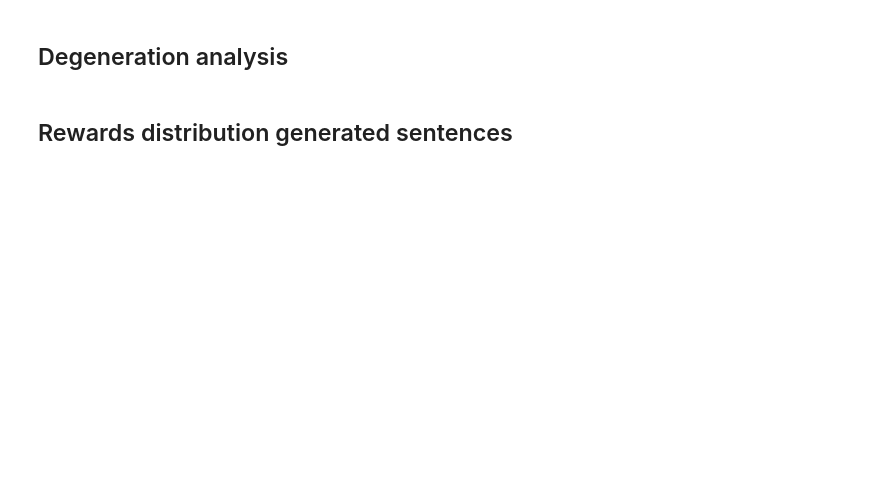
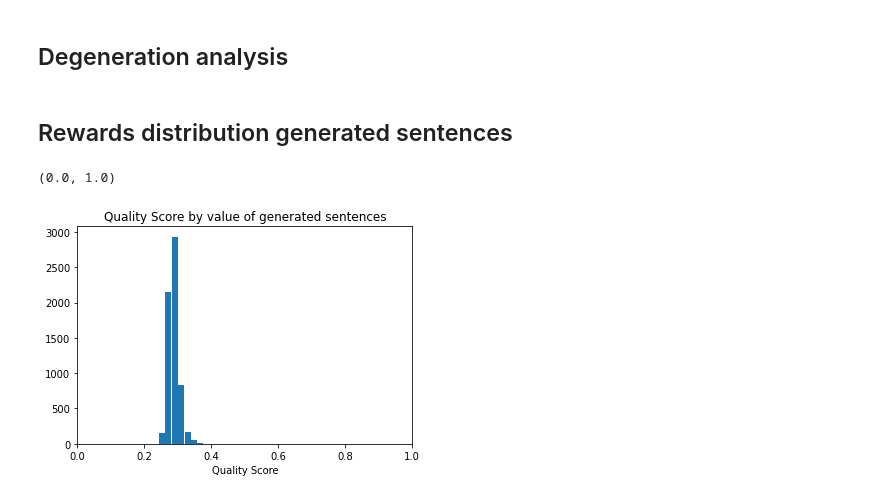
Before and after one commit to ElFosco/NLP_argument_creation, a Jupyter notebook: seq2seq_arg_quality_one_step.ipynb, the cells around one changed output. Saved outputs shown, nothing was run; the diff lists cells and outputs as text; code cells hidden in the pictures; blank space fills up the shorter version.

```diff
--- a/seq2seq_arg_quality_one_step.ipynb
+++ b/seq2seq_arg_quality_one_step.ipynb
@@ -1179,8 +1260,13 @@ fnet.save_weights("/gdrive/MyDrive/NLP/final_fnet_one_step_00_00_00_lr33_256_32_
 # %% [markdown]
 ## Load Model
 # %%
-assert False
-fnet.load_weights("/gdrive/MyDrive/NLP/final_fnet.h5")
+assert True
+path = '08_02_00_lr43_64_16_20f_std01_fctanhActor/'
+model = 'final_fnet_one_step_08_02_00_lr43_64_16_20f_std01_fctanhActor.h5'
+
+fnet.load_weights("/gdrive/MyDrive/NLP/RESULTS/"+path+model)
+
+actor_model = fnet
 # %% [markdown]
 ## Inference
 # %%
@@ -1233,9 +1321,12 @@ for sen in x_test_rl:
     rewards.append([bert_sentence, new_score.numpy()[0][0]])
 # %%
 df = pd.DataFrame(np.array(rewards))
-df.to_csv("/gdrive/MyDrive/NLP/quality_reward.csv")  # Remember to change file name
+df.to_csv("/gdrive/MyDrive/NLP/RESULTS/"+path+"quality_reward.csv")  # Remember to change file name
 df[1].astype("float").mean()
 df[1].astype("float").hist(rwidth=0.95, grid=False)
 plt.title("Quality Score by value of generated sentences")
 plt.xlabel("Quality Score")
 plt.xlim(left=0, right=1)
+# %% [output]
+(0.0, 1.0)
+[figure, added]
```
Also changed, not shown: parts of 12 cells of this notebook.
